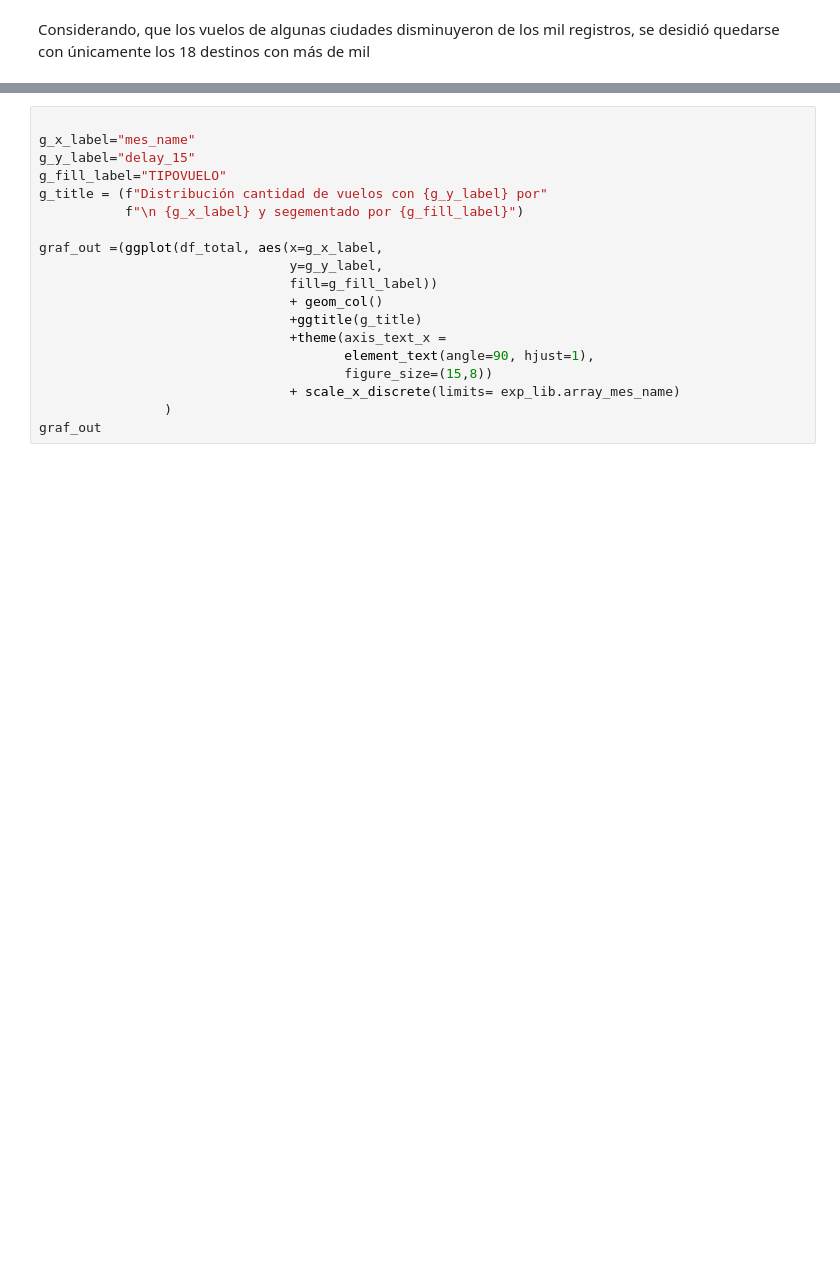
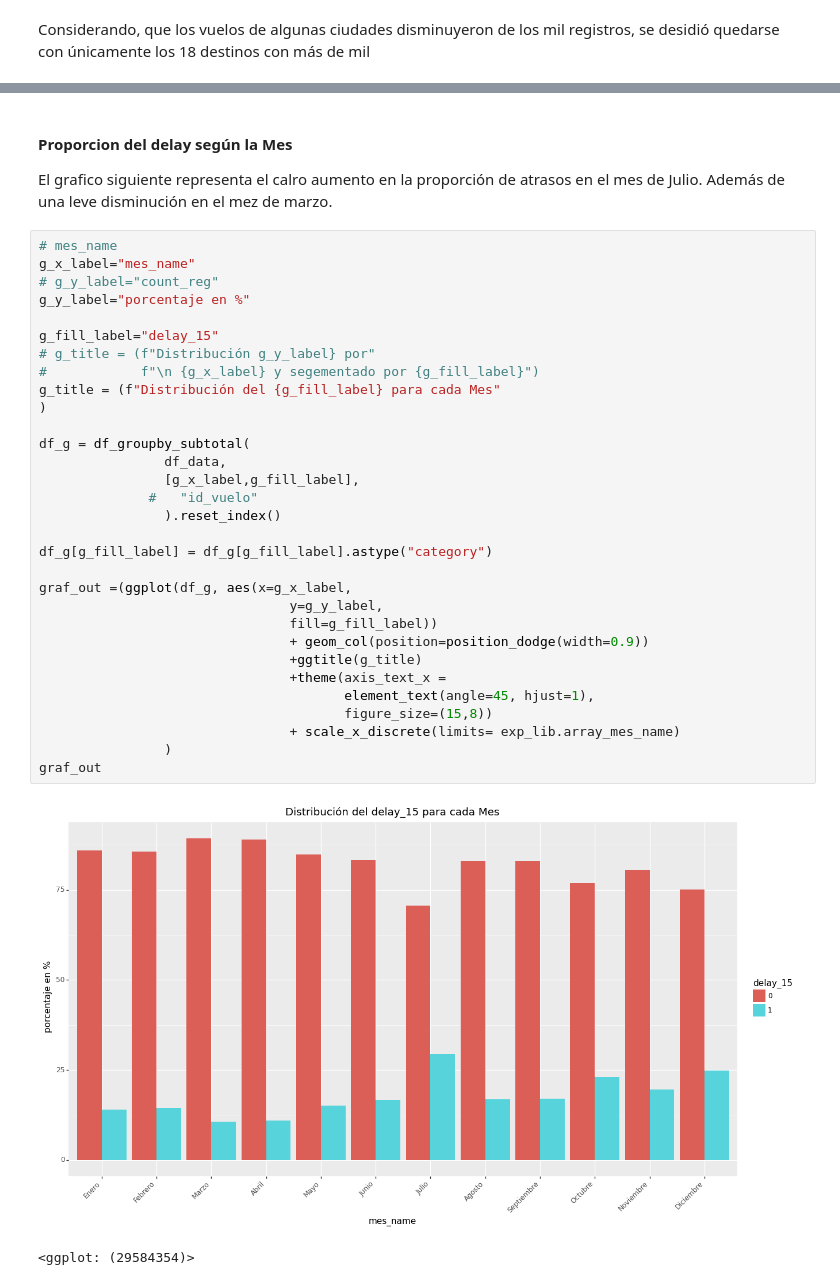
Before and after one commit to rolftb/Challenge-Data-Scientist-Rolf-Traeger, a Jupyter notebook: Transformacion.ipynb, the cells around one changed output, grey strips where cells are left out. Saved outputs shown, nothing was run; the diff lists cells and outputs as text; blank space fills up the shorter version.

```diff
--- a/Transformacion.ipynb
+++ b/Transformacion.ipynb
@@ -1146,19 +1272,38 @@ df_total[df_total.delay_15 != 0].groupby("mes_name").count()
+# %% [markdown]
+#### Proporcion del delay según la Mes
+El grafico siguiente representa el calro aumento en la proporción de atrasos en el mes de Julio. Además de una leve disminución en el mez de marzo.
+<!-- Según el grafico siguiente, se destacan las diferencias entre las aerolineas que más retrazos tienen y las que no. Recordar que cada una de estas aerolineas posee más de mil vuelos registrados en los datos. Se  destaca la aerolinea Copa Air la más confiable con tan solo el 6.27% de sus vuelos con atrasos mayores a 15 minutos. -->
 # %%
+# mes_name
+g_x_label="mes_name"
+# g_y_label="count_reg"
+g_y_label="porcentaje en %"
 
-g_x_label="mes_name"
-g_y_label="delay_15"
-g_fill_label="TIPOVUELO"
-g_title = (f"Distribución cantidad de vuelos con {g_y_label} por"
-           f"\n {g_x_label} y segementado por {g_fill_label}")
+g_fill_label="delay_15"
+# g_title = (f"Distribución g_y_label} por"
+#            f"\n {g_x_label} y segementado por {g_fill_label}")
+g_title = (f"Distribución del {g_fill_label} para cada Mes"
+)
 
-graf_out =(ggplot(df_total, aes(x=g_x_label,
+df_g = df_groupby_subtotal(
+                df_data,
+                [g_x_label,g_fill_label],
+              #   "id_vuelo"
+                ).reset_index()
+
+df_g[g_fill_label] = df_g[g_fill_label].astype("category")
+
+graf_out =(ggplot(df_g, aes(x=g_x_label,
                                 y=g_y_label,
                                 fill=g_fill_label))
-                                + geom_col()
+                                + geom_col(position=position_dodge(width=0.9))
                                 +ggtitle(g_title)
                                 +theme(axis_text_x =
-                                       element_text(angle=90, hjust=1),
+                                       element_text(angle=45, hjust=1),
                                        figure_size=(15,8))
                                 + scale_x_discrete(limits= exp_lib.array_mes_name)
                 )
 graf_out
+# %% [output]
+[figure, added]
+<ggplot: (29584354)>
```
Also changed, not shown: parts of 31 cells of this notebook.
